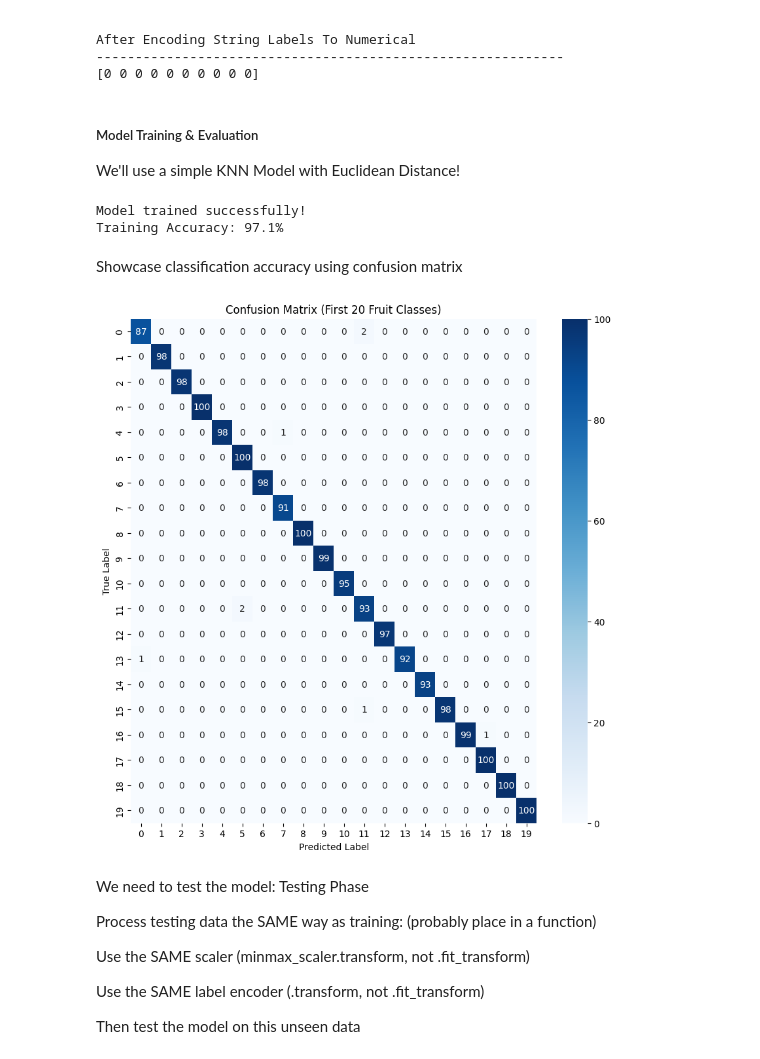
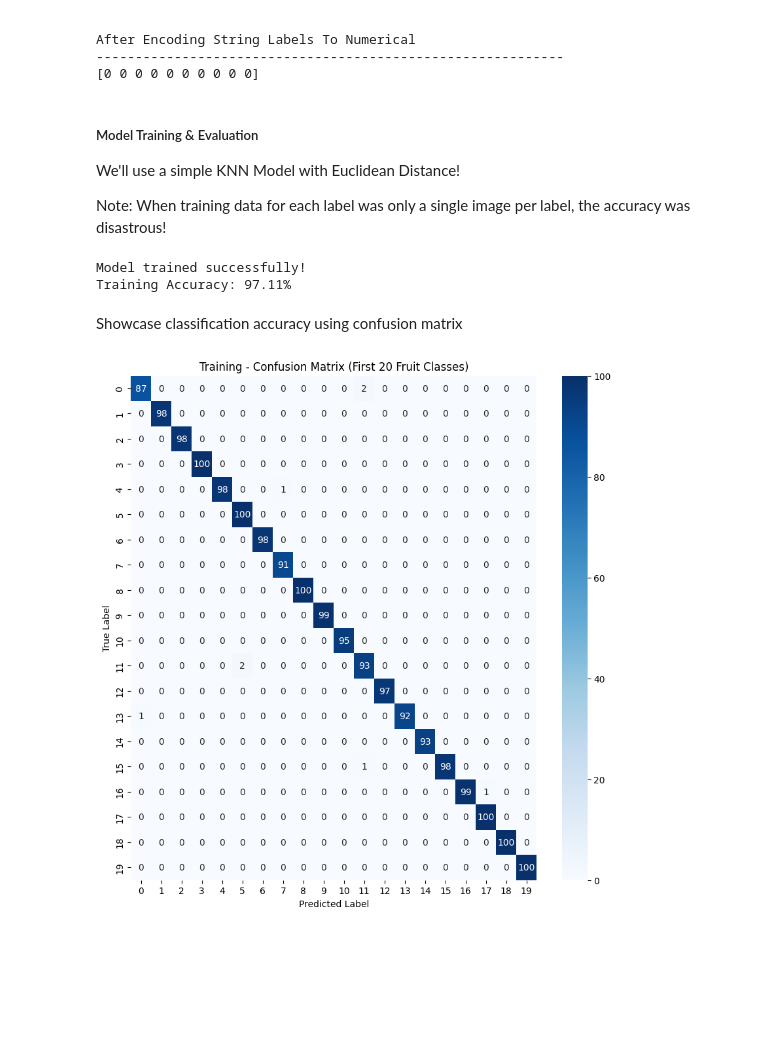
Before and after one commit to mohamedelziat50/Fruit-Recognition-MIU, a Jupyter notebook: Fruit_Recognition.ipynb, the cells around one changed output. Cells and saved outputs as stored; diff of their text form; code cells hidden in the pictures; blank space fills up the shorter version.

```diff
--- a/Fruit_Recognition.ipynb
+++ b/Fruit_Recognition.ipynb
@@ -82,18 +82,18 @@ class Fruit:
 # %% [markdown]
 #### Main function that properly fetches the training data & returns a fruits list
 # %%
-def get_categories(fruit_categories):
+def get_categories(fruit_categories, data_path):
     # Store in a list of Fruit Objects that have image & label
     fruits = []
 
     # Loop over each category
     for category in fruit_categories:
-        category_path = os.path.join(training_path, category)
+        category_path = os.path.join(data_path, category)
 
         # Get a list of images in that category
         category_images = os.listdir(category_path)
 
-        # Loop over the images (ONE Image per category for now)
+        # Loop over the images (.. images per category for now)
         for image in category_images[:100]:
             image_path = os.path.join(category_path, image)
 
@@ -112,7 +112,7 @@ fruit_categories = os.listdir(training_path)
 print("Number of Fruit Categories (Labels):", len(fruit_categories), end="\n\n")
 
 # Get a list of all fruits as `Fruit` objects with image & label
-fruits = get_categories(fruit_categories)
+fruits = get_categories(fruit_categories, training_path)
 
 # Display how many fruit images we have
 print("Number of Fruit Images (Training Data):", len(fruits))
@@ -762,43 +762,35 @@ After Encoding String Labels To Numerical
 # %% [markdown]
 ##### Model Training & Evaluation
 We'll use a simple KNN Model with Euclidean Distance!
+
+Note: When training data for each label was only a single image per label, the accuracy was disastrous!
 # %%
 # Create KNN model with Euclidean distance
 knn_model = KNeighborsClassifier(n_neighbors=3, metric='euclidean')
 
 # Train the model
-knn_model.fit(X_train_normalized, y_train_encoded)
+knn_model.fit(X_train_normalized, y_train_encoded) # Normalized Features, & Encoded (Numerical) Labels
 print("Model trained successfully!")
 
 # See how well it learned the training data
-train_predictions = knn_model.predict(X_train_normalized)
+train_predictions = knn_model.predict(X_train_normalized) # Returns the predicted labels!
 train_accuracy = accuracy_score(y_train_encoded, train_predictions)
-print(f"Training Accuracy: {train_accuracy:.1%}")
+print(f"Training Accuracy: {train_accuracy:.2%}")
 # %% [output]
 Model trained successfully!
-Training Accuracy: 97.1%
+Training Accuracy: 97.11%
 # %% [markdown]
 Showcase classification accuracy using confusion matrix
 # %%
 # Create confusion matrix
 cm = confusion_matrix(y_train_encoded, train_predictions)
 
 # Show a smaller version (first 20 classes) so it's readable
 plt.figure(figsize=(10, 10))
 sns.heatmap(cm[:20, :20], annot=True, fmt='d', cmap='Blues') # annot: shows numbers in heatmap, fmt: decimal
-plt.title('Confusion Matrix (First 20 Fruit Classes)')
+plt.title('Training - Confusion Matrix (First 20 Fruit Classes)')
 plt.xlabel('Predicted Label')
 plt.ylabel('True Label')
 plt.show()
 # %% [output]
-[figure, old version]
+[figure, new version]
-# %% [markdown]
-We need to test the model: Testing Phase
-
-Process testing data the SAME way as training: (probably place in a function)
-
-Use the SAME scaler (minmax_scaler.transform, not .fit_transform)
-
-Use the SAME label encoder (.transform, not .fit_transform)
-
-Then test the model on this unseen data
```
Also changed, not shown: parts of 16 cells of this notebook.
